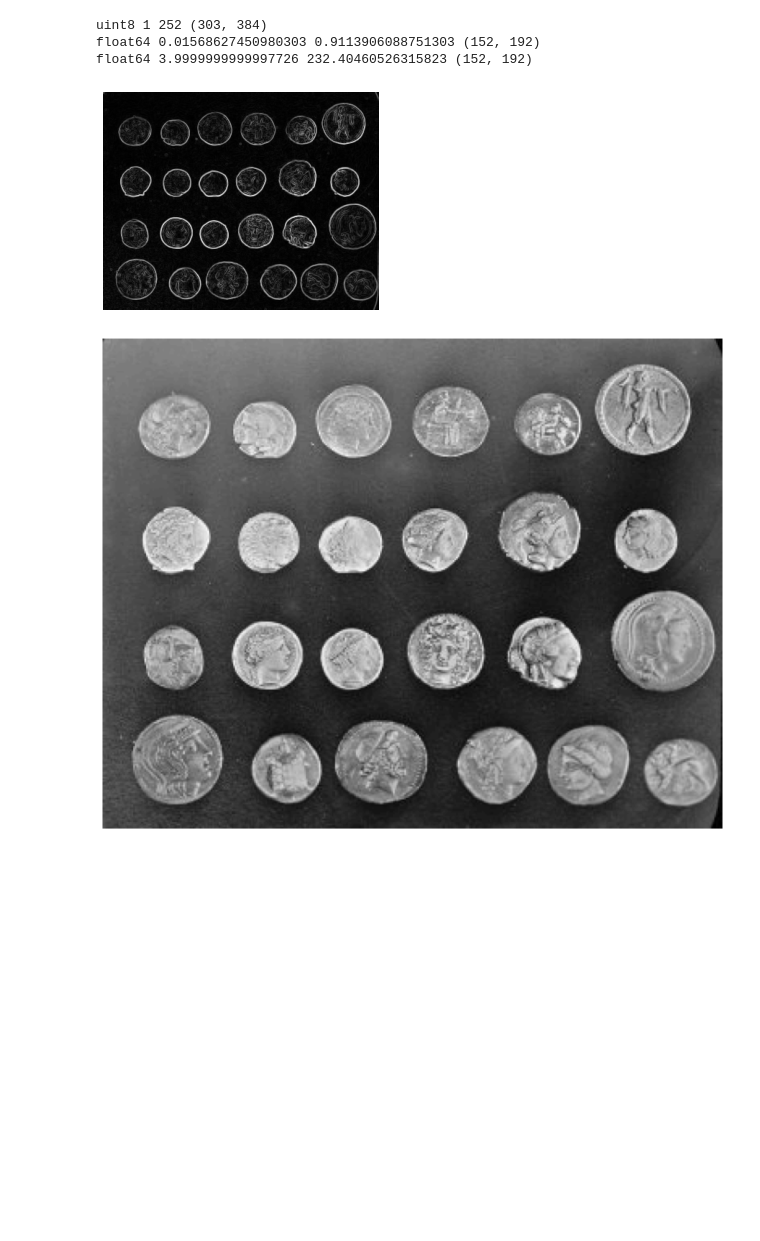
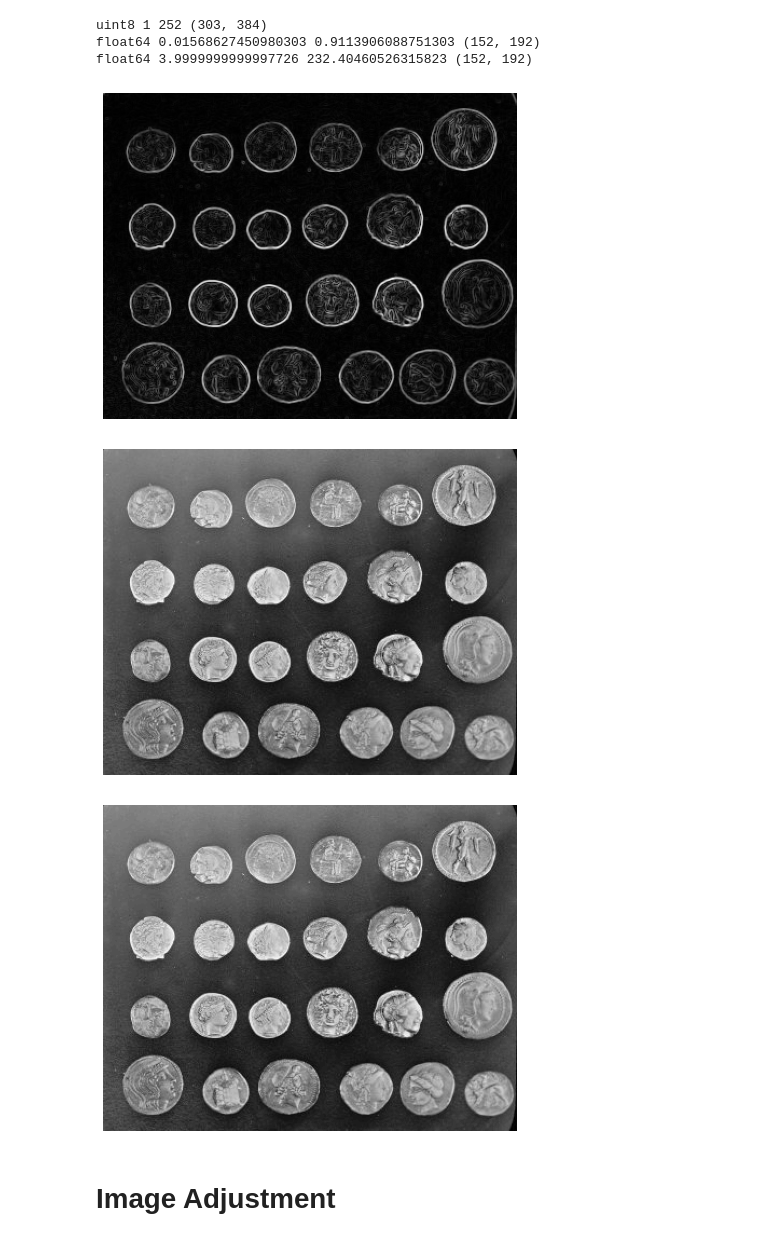
Before and after one commit to rckwzrd/image_sandbox, a Jupyter notebook: 01_skimage_tutorial.ipynb, the cells around one changed output. Cells and saved outputs as stored; diff of their text form; code cells hidden in the pictures; blank space fills up the shorter version.

```diff
--- a/01_skimage_tutorial.ipynb
+++ b/01_skimage_tutorial.ipynb
@@ -8,7 +8,7 @@ import matplotlib.pyplot as plt
 import matplotlib
 
 matplotlib.rcParams["font.size"] = 18
-matplotlib.rcParams["figure.figsize"] = (12, 10)
+matplotlib.rcParams["figure.figsize"] = (8, 6)
 
 camera = data.camera()
 # %%
@@ -202,17 +208,21 @@ out = img_as_uint(sobel(image))
 
 plot_img(out)
 # %% [output]
-[figure, old version]
+[figure, new version]
 # %%
 # rescaling intensity values --> load a 10, 12, 16bit image
 # this is advanced, something to consider...
 # will need to specify a conversion expression with in_range
 
 from skimage import exposure
 from skimage import data
 
 image = data.coins()
+plot_img(image)
 image = exposure.rescale_intensity(image, in_range=(0, 2**10 - 1))
 plot_img(image)
 # %% [output]
-[figure, old version]
+[figure, new version]
+[figure, added]
+# %% [markdown]
+# Image Adjustment
```
Also changed, not shown: parts of 18 cells of this notebook.
